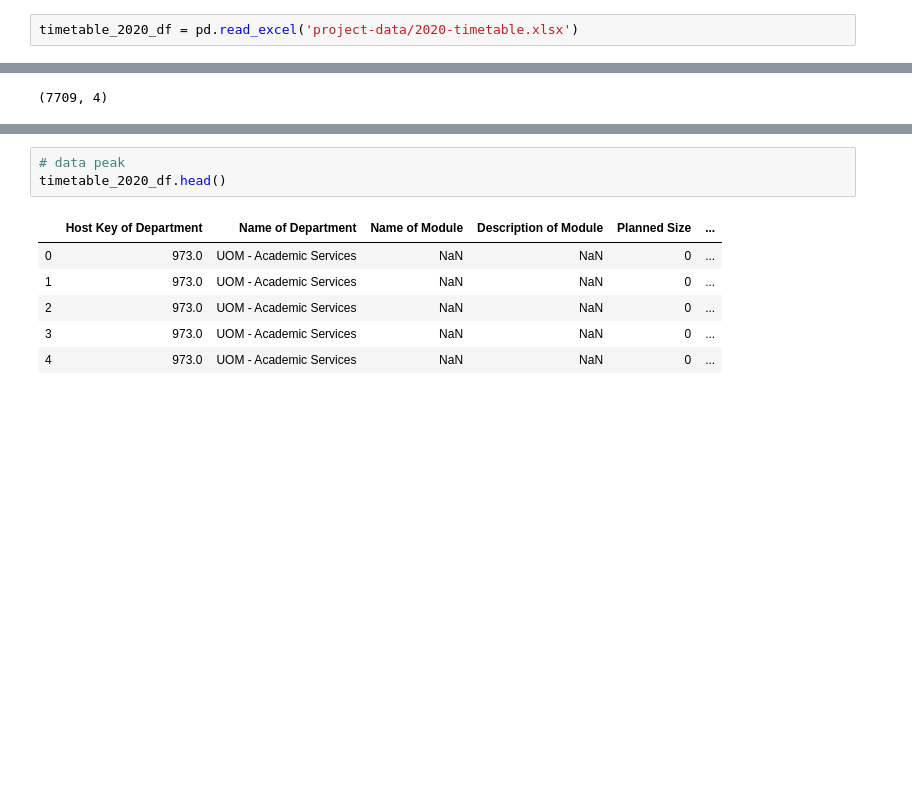
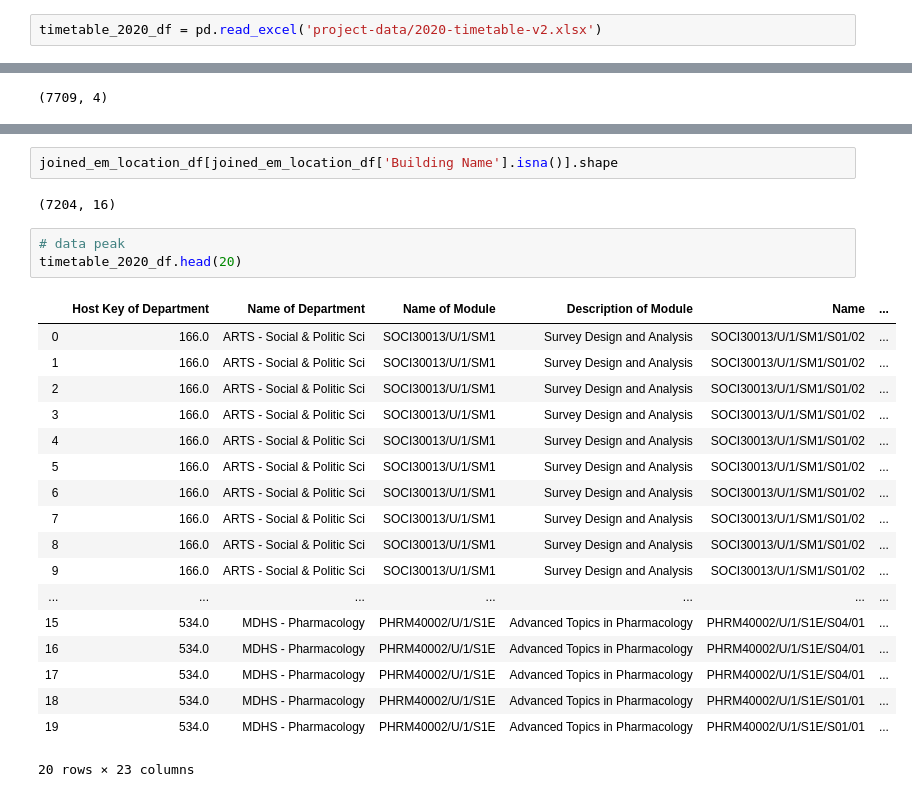
Before and after one commit to abhinavcreed13/project-space-optimisation-group-3, a Jupyter notebook: initial-data-analysis.ipynb, the cells around one changed output, grey strips where cells are left out. Drawn from its saved outputs; the diff is of its cells as text; blank space fills up the shorter version.

```diff
--- a/initial-data-analysis.ipynb
+++ b/initial-data-analysis.ipynb
@@ -17,7 +17,7 @@ em_location_df = pd.read_excel('project-data/em-location.xlsx')
 # %%
 av_equipment_df = pd.read_excel('project-data/av-equipment.xlsx')
 # %%
-timetable_2020_df = pd.read_excel('project-data/2020-timetable.xlsx')
+timetable_2020_df = pd.read_excel('project-data/2020-timetable-v2.xlsx')
 # %%
 # data shapes
 print("UOM space shape:"+str(uom_space_df.shape))
@@ -528,10 +625,26 @@ em_location_df.groupby('Building Code').count()
+# %%
+joined_em_location_df[joined_em_location_df['Building Name'].isna()].shape
+# %% [output]
+(7204, 16)
 # %%
 # data peak
-timetable_2020_df.head()
+timetable_2020_df.head(20)
 # %% [output]
-|  | Host Key of Department | Name of Department | Name of Module | Description of Module | Planned Size | ... |
-| 0 | 973.0 | UOM - Academic Services | NaN | NaN | 0 | ... |
-| 1 | 973.0 | UOM - Academic Services | NaN | NaN | 0 | ... |
-| 2 | 973.0 | UOM - Academic Services | NaN | NaN | 0 | ... |
-| 3 | 973.0 | UOM - Academic Services | NaN | NaN | 0 | ... |
-| 4 | 973.0 | UOM - Academic Services | NaN | NaN | 0 | ... |
+|  | Host Key of Department | Name of Department | Name of Module | Description of Module | Name | ... |
+| 0 | 166.0 | ARTS - Social & Politic Sci | SOCI30013/U/1/SM1 | Survey Design and Analysis | SOCI30013/U/1/SM1/S01/02 | ... |
+| 1 | 166.0 | ARTS - Social & Politic Sci | SOCI30013/U/1/SM1 | Survey Design and Analysis | SOCI30013/U/1/SM1/S01/02 | ... |
+| 2 | 166.0 | ARTS - Social & Politic Sci | SOCI30013/U/1/SM1 | Survey Design and Analysis | SOCI30013/U/1/SM1/S01/02 | ... |
+| 3 | 166.0 | ARTS - Social & Politic Sci | SOCI30013/U/1/SM1 | Survey Design and Analysis | SOCI30013/U/1/SM1/S01/02 | ... |
+| 4 | 166.0 | ARTS - Social & Politic Sci | SOCI30013/U/1/SM1 | Survey Design and Analysis | SOCI30013/U/1/SM1/S01/02 | ... |
+| 5 | 166.0 | ARTS - Social & Politic Sci | SOCI30013/U/1/SM1 | Survey Design and Analysis | SOCI30013/U/1/SM1/S01/02 | ... |
+| 6 | 166.0 | ARTS - Social & Politic Sci | SOCI30013/U/1/SM1 | Survey Design and Analysis | SOCI30013/U/1/SM1/S01/02 | ... |
+| 7 | 166.0 | ARTS - Social & Politic Sci | SOCI30013/U/1/SM1 | Survey Design and Analysis | SOCI30013/U/1/SM1/S01/02 | ... |
+| 8 | 166.0 | ARTS - Social & Politic Sci | SOCI30013/U/1/SM1 | Survey Design and Analysis | SOCI30013/U/1/SM1/S01/02 | ... |
+| 9 | 166.0 | ARTS - Social & Politic Sci | SOCI30013/U/1/SM1 | Survey Design and Analysis | SOCI30013/U/1/SM1/S01/02 | ... |
+| ... | ... | ... | ... | ... | ... | ... |
+| 15 | 534.0 | MDHS - Pharmacology | PHRM40002/U/1/S1E | Advanced Topics in Pharmacology | PHRM40002/U/1/S1E/S04/01 | ... |
+| 16 | 534.0 | MDHS - Pharmacology | PHRM40002/U/1/S1E | Advanced Topics in Pharmacology | PHRM40002/U/1/S1E/S04/01 | ... |
+| 17 | 534.0 | MDHS - Pharmacology | PHRM40002/U/1/S1E | Advanced Topics in Pharmacology | PHRM40002/U/1/S1E/S04/01 | ... |
+| 18 | 534.0 | MDHS - Pharmacology | PHRM40002/U/1/S1E | Advanced Topics in Pharmacology | PHRM40002/U/1/S1E/S01/01 | ... |
+| 19 | 534.0 | MDHS - Pharmacology | PHRM40002/U/1/S1E | Advanced Topics in Pharmacology | PHRM40002/U/1/S1E/S01/01 | ... |
+20 rows × 23 columns
```
Also changed, not shown: parts of 11 cells of this notebook, 1 other file.
